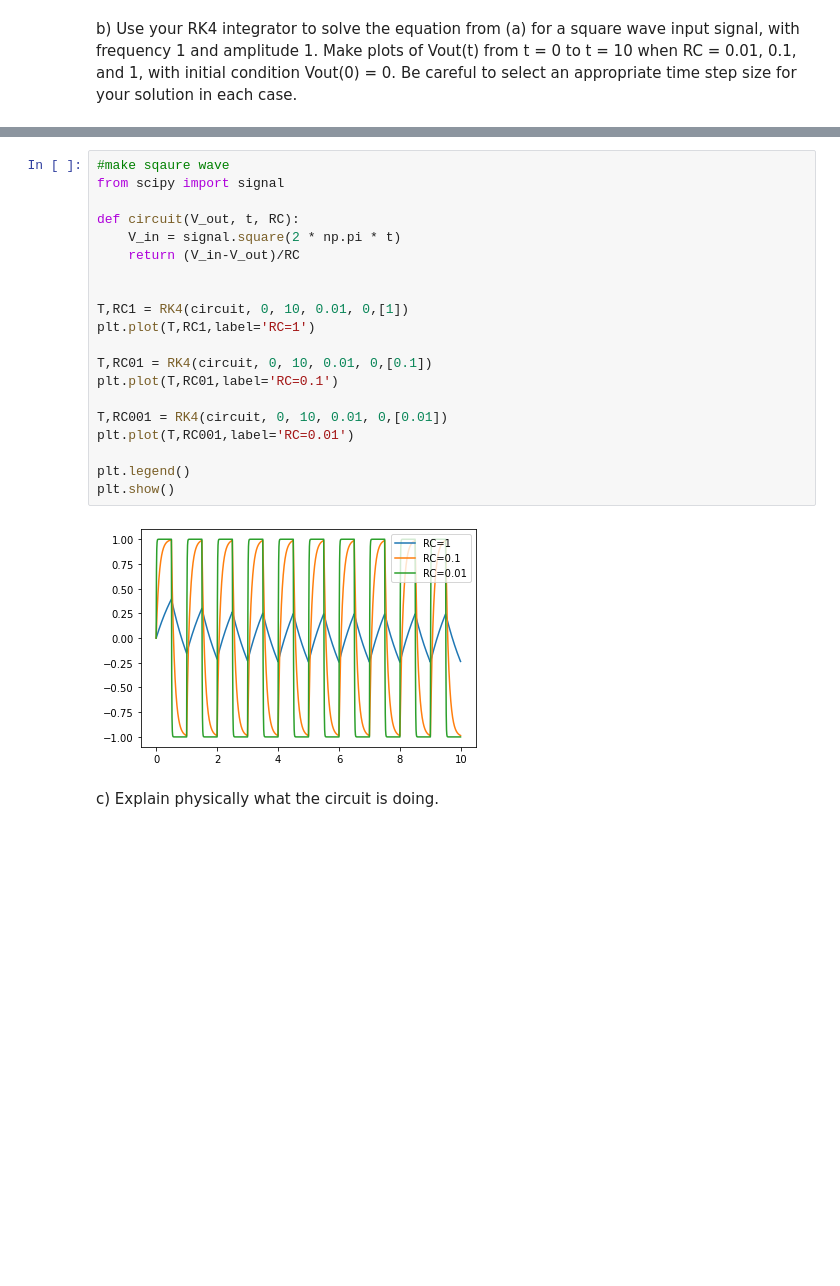
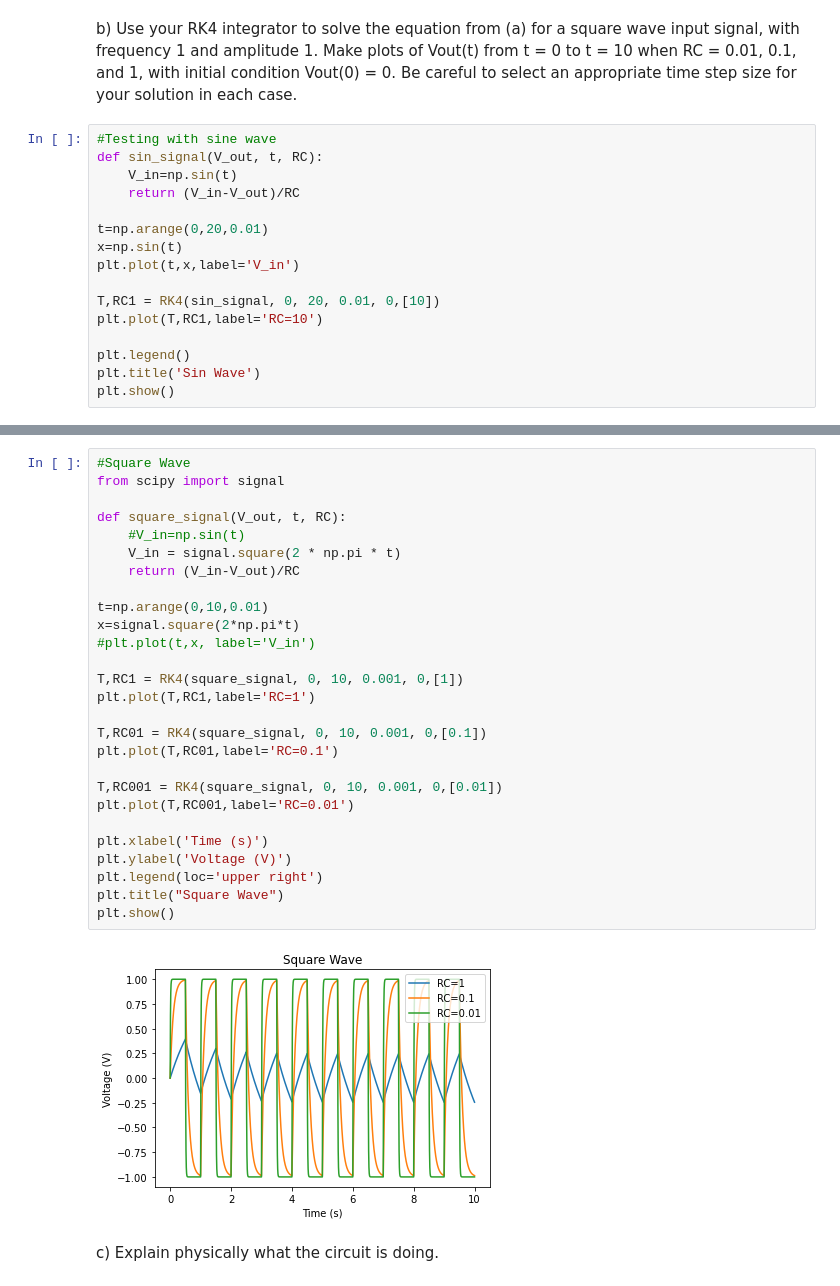
Before and after one commit to Tim-L-Zhao/Lectures, a Jupyter notebook: HW1.ipynb, the cells around one changed output, grey strips where cells are left out. Saved outputs shown, nothing was run; the diff lists cells and outputs as text; blank space fills up the shorter version.

```diff
--- a/HW1.ipynb
+++ b/HW1.ipynb
@@ -191,3 +213,19 @@ $\frac{dQ}{dt}=\frac{d}{dt}V_{out}C$
 $\frac{d}{dt}V_{out}=\frac{V_{in}-V_{out}}{RC}$
 # %% [markdown]
 b) Use your RK4 integrator to solve the equation from (a) for a square wave input signal, with frequency 1 and amplitude 1. Make plots of Vout(t) from t = 0 to t = 10 when RC = 0.01, 0.1, and 1, with initial condition Vout(0) = 0. Be careful to select an appropriate time step size for your solution in each case.
+# %%
+#Testing with sine wave
+def sin_signal(V_out, t, RC):
+    V_in=np.sin(t)
+    return (V_in-V_out)/RC
+
+t=np.arange(0,20,0.01)
+x=np.sin(t)
+plt.plot(t,x,label='V_in')
+
+T,RC1 = RK4(sin_signal, 0, 20, 0.01, 0,[10])
+plt.plot(T,RC1,label='RC=10')
+
+plt.legend()
+plt.title('Sin Wave')
+plt.show()
@@ -194,24 +234,31 @@ b) Use your RK4 integrator to solve the equation from (a) for a square wave inpu
 # %%
-#make sqaure wave
+#Square Wave
 from scipy import signal
 
-def circuit(V_out, t, RC):
+def square_signal(V_out, t, RC):
+    #V_in=np.sin(t)
     V_in = signal.square(2 * np.pi * t)
     return (V_in-V_out)/RC
 
+t=np.arange(0,10,0.01)
+x=signal.square(2*np.pi*t)
+#plt.plot(t,x, label='V_in')
 
-T,RC1 = RK4(circuit, 0, 10, 0.01, 0,[1])
+T,RC1 = RK4(square_signal, 0, 10, 0.001, 0,[1])
 plt.plot(T,RC1,label='RC=1')
 
-T,RC01 = RK4(circuit, 0, 10, 0.01, 0,[0.1])
+T,RC01 = RK4(square_signal, 0, 10, 0.001, 0,[0.1])
 plt.plot(T,RC01,label='RC=0.1')
 
-T,RC001 = RK4(circuit, 0, 10, 0.01, 0,[0.01])
+T,RC001 = RK4(square_signal, 0, 10, 0.001, 0,[0.01])
 plt.plot(T,RC001,label='RC=0.01')
 
-plt.legend()
+plt.xlabel('Time (s)')
+plt.ylabel('Voltage (V)')
+plt.legend(loc='upper right')
+plt.title("Square Wave")
 plt.show()
 # %% [output]
-[figure, old version]
+[figure, new version]
 # %% [markdown]
 c) Explain physically what the circuit is doing.
```
Also changed, not shown: parts of 33 cells of this notebook, 1 other file.
